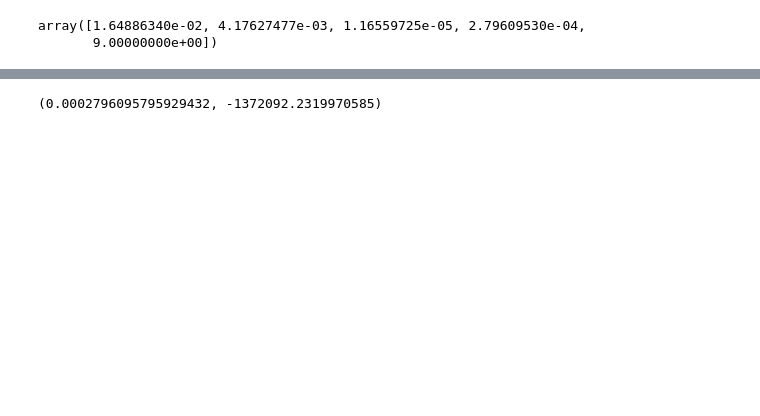
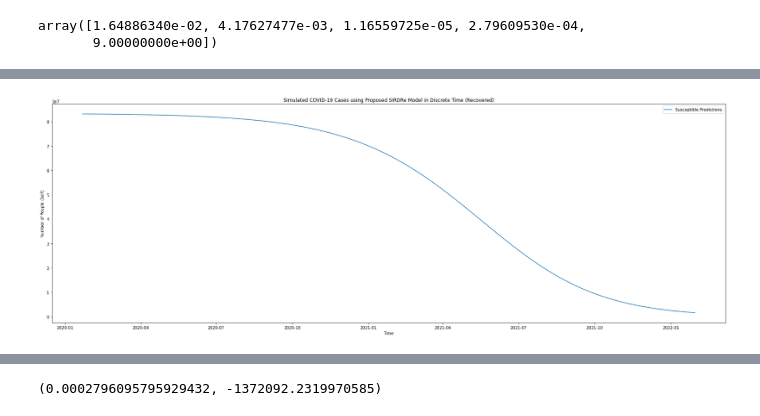
Before and after one commit to manukumar123/math_142_proj, a Jupyter notebook: group_proj.ipynb, the cells around one changed output, grey strips where cells are left out. Saved outputs shown, nothing was run; the diff lists cells and outputs as text; code cells hidden in the pictures; blank space fills up the shorter version.

```diff
--- a/group_proj.ipynb
+++ b/group_proj.ipynb
@@ -192,0 +212,12 @@ plt.show()
+# %%
+plt.figure(figsize = (30, 10))
+plt.plot(covidData['dates'], sTil2, label = 'Susceptible Predictions')
+#plt.scatter('dates', 'recovered', data = cov, facecolors='none', edgecolors='r', label='Real data')
+plt.title("Simulated COVID-19 Cases using Proposed SIRDRe Model in Discrete Time (Recovered)")
+plt.ylabel("Number of People (1e7)")
+plt.xlabel("Time")
+plt.legend()
+plt.savefig('susc.jpg', dpi=300, bbox_inches='tight')
+plt.show()
+# %% [output]
+[figure, added]
```
Also changed, not shown: parts of 6 cells of this notebook, 6 other files.
